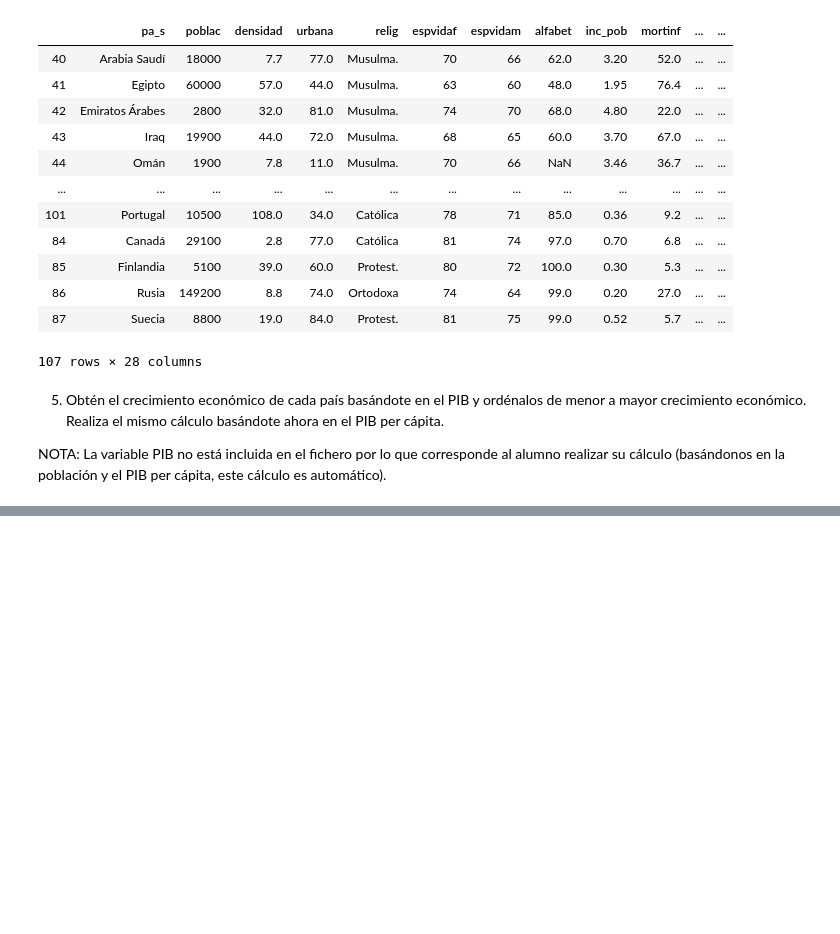
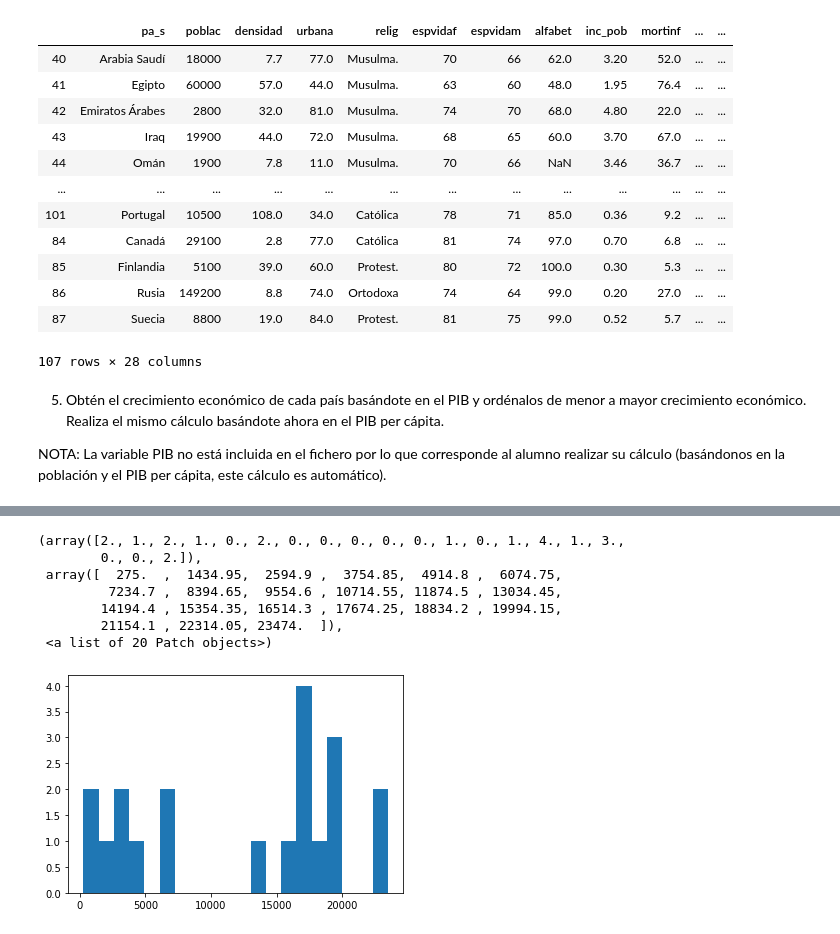
Before and after one commit to AnaFernandezCruz/ProgramacionOrientadaCD, a Jupyter notebook: PracticaPythonModoJesus.ipynb, the cells around one changed output, grey strips where cells are left out. Saved outputs shown, nothing was run; the diff lists cells and outputs as text; code cells hidden in the pictures; blank space fills up the shorter version.

```diff
--- a/PracticaPythonModoJesus.ipynb
+++ b/PracticaPythonModoJesus.ipynb
@@ -216,0 +290,11 @@ NOTA: La variable PIB no está incluida en el fichero por lo que corresponde al
+# %%
+plt.hist(x=dfPibHigher20['pib_cap'], bins=20)
+# %% [output]
+(array([2., 1., 2., 1., 0., 2., 0., 0., 0., 0., 0., 1., 0., 1., 4., 1., 3.,
+        0., 0., 2.]),
+ array([  275.  ,  1434.95,  2594.9 ,  3754.85,  4914.8 ,  6074.75,
+         7234.7 ,  8394.65,  9554.6 , 10714.55, 11874.5 , 13034.45,
+        14194.4 , 15354.35, 16514.3 , 17674.25, 18834.2 , 19994.15,
+        21154.1 , 22314.05, 23474.  ]),
+ <a list of 20 Patch objects>)
+[figure, added]
```
Also changed, not shown: parts of 11 cells of this notebook.
